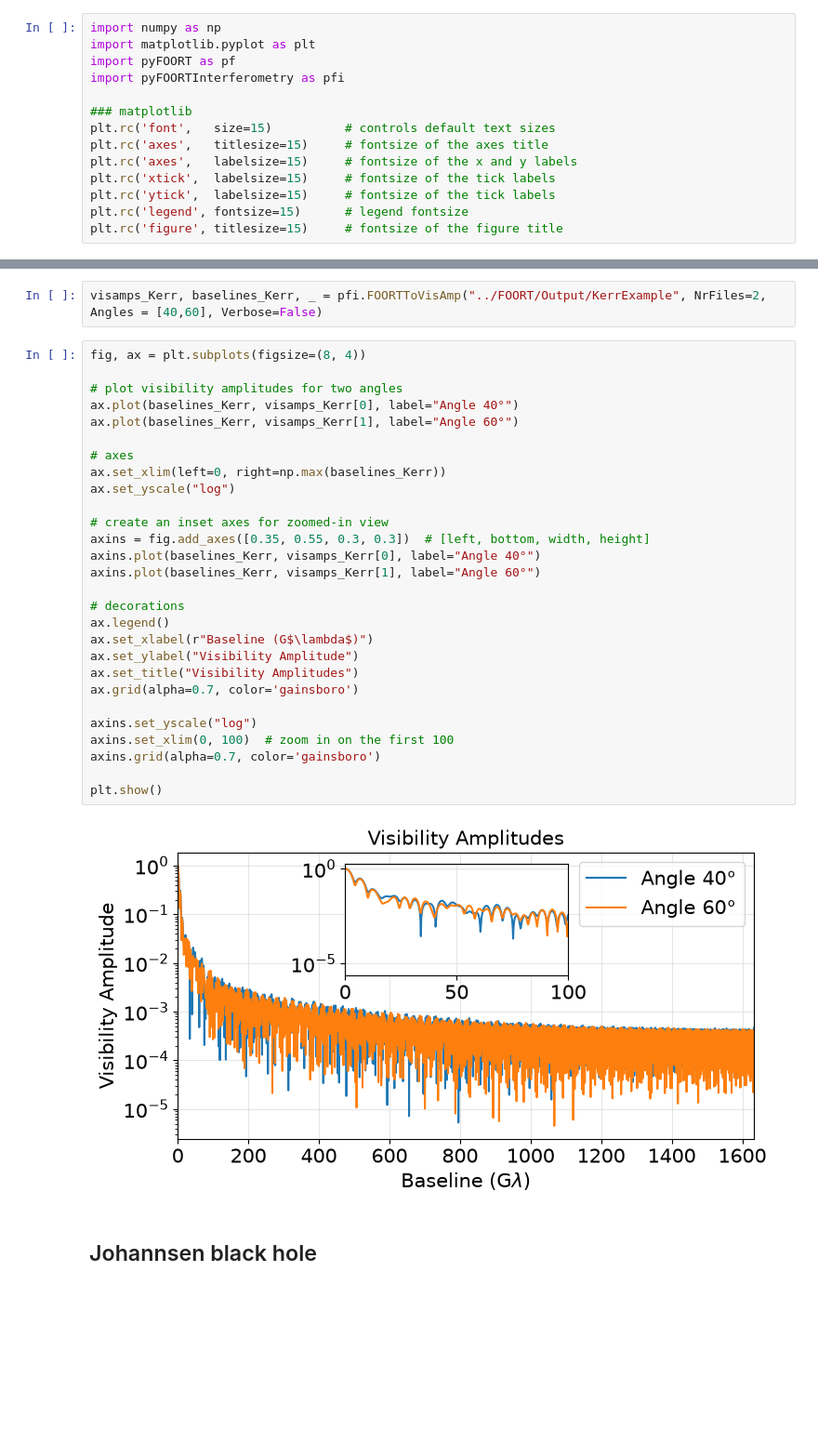
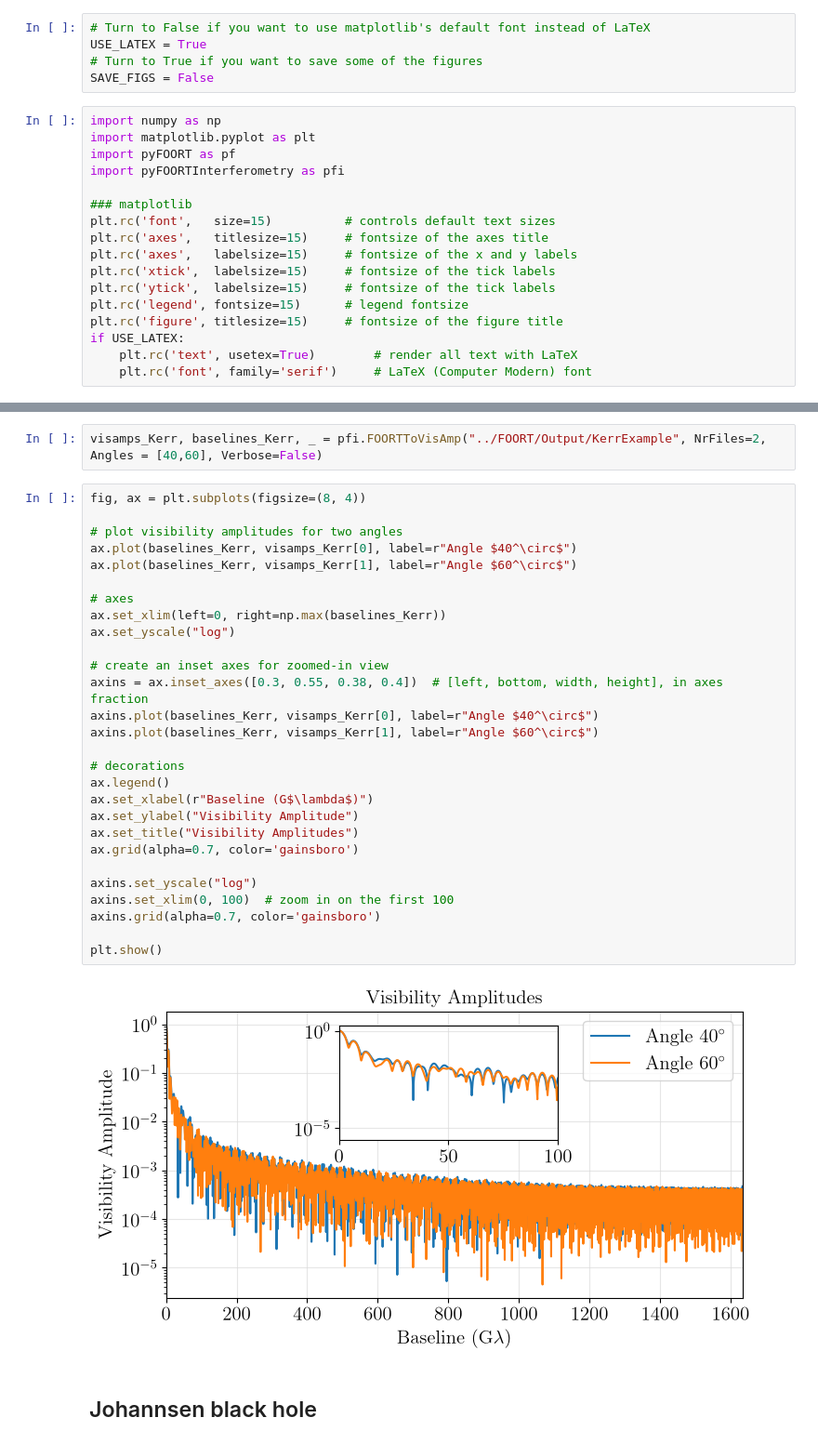
Before and after one commit to drmayerson/FOORT, a Jupyter notebook: PostProc/ExampleNotebook.ipynb, the cells around one changed output, grey strips where cells are left out. Shown at 93% size. Cells and saved outputs as stored; diff of their text form; blank space fills up the shorter version.

```diff
--- a/PostProc/ExampleNotebook.ipynb
+++ b/PostProc/ExampleNotebook.ipynb
@@ -2,6 +2,11 @@
 # Working with FOORT
 # %% [markdown]
 This notebook provides a concise example of how to visualise FOORT output, while making use of the provided functions. The example covers the Kerr and Johannsen black holes, as presented in the Demonstrations section of the FOORT paper.
+# %%
+# Turn to False if you want to use matplotlib's default font instead of LaTeX
+USE_LATEX = True
+# Turn to True if you want to save some of the figures
+SAVE_FIGS = False
 # %%
 import numpy as np
 import matplotlib.pyplot as plt
@@ -16,6 +21,9 @@ plt.rc('xtick',  labelsize=15)     # fontsize of the tick labels
 plt.rc('ytick',  labelsize=15)     # fontsize of the tick labels
 plt.rc('legend', fontsize=15)      # legend fontsize
 plt.rc('figure', titlesize=15)     # fontsize of the figure title
+if USE_LATEX:
+    plt.rc('text', usetex=True)        # render all text with LaTeX
+    plt.rc('font', family='serif')     # LaTeX (Computer Modern) font
 # %% [markdown]
 ## The Kerr black hole
 # %% [markdown]
@@ -46,33 +54,33 @@ visamps_Kerr, baselines_Kerr, _ = pfi.FOORTToVisAmp("../FOORT/Output/KerrExample
 # %%
 fig, ax = plt.subplots(figsize=(8, 4))
 
 # plot visibility amplitudes for two angles
-ax.plot(baselines_Kerr, visamps_Kerr[0], label="Angle 40°")
-ax.plot(baselines_Kerr, visamps_Kerr[1], label="Angle 60°")
+ax.plot(baselines_Kerr, visamps_Kerr[0], label=r"Angle $40^\circ$")
+ax.plot(baselines_Kerr, visamps_Kerr[1], label=r"Angle $60^\circ$")
 
 # axes
 ax.set_xlim(left=0, right=np.max(baselines_Kerr))
 ax.set_yscale("log")
 
 # create an inset axes for zoomed-in view
-axins = fig.add_axes([0.35, 0.55, 0.3, 0.3])  # [left, bottom, width, height]
-axins.plot(baselines_Kerr, visamps_Kerr[0], label="Angle 40°")
-axins.plot(baselines_Kerr, visamps_Kerr[1], label="Angle 60°")
+axins = ax.inset_axes([0.3, 0.55, 0.38, 0.4])  # [left, bottom, width, height], in axes fraction
+axins.plot(baselines_Kerr, visamps_Kerr[0], label=r"Angle $40^\circ$")
+axins.plot(baselines_Kerr, visamps_Kerr[1], label=r"Angle $60^\circ$")
 
 # decorations
 ax.legend()
 ax.set_xlabel(r"Baseline (G$\lambda$)")
 ax.set_ylabel("Visibility Amplitude")
 ax.set_title("Visibility Amplitudes")
 ax.grid(alpha=0.7, color='gainsboro')
 
 axins.set_yscale("log")
 axins.set_xlim(0, 100)  # zoom in on the first 100
 axins.grid(alpha=0.7, color='gainsboro')
 
 plt.show()
 # %% [output]
-[figure, old version]
+[figure, new version]
 # %% [markdown]
 ## Johannsen black hole
 # %% [markdown]
```
Also changed, not shown: parts of 6 cells of this notebook, 1 other file.
